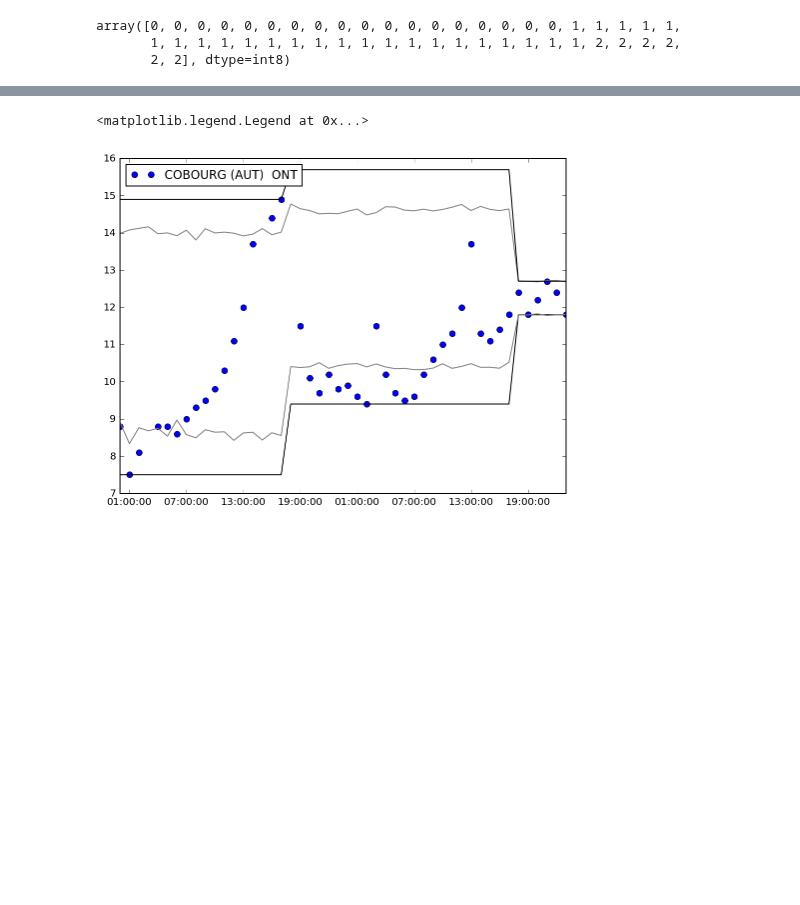
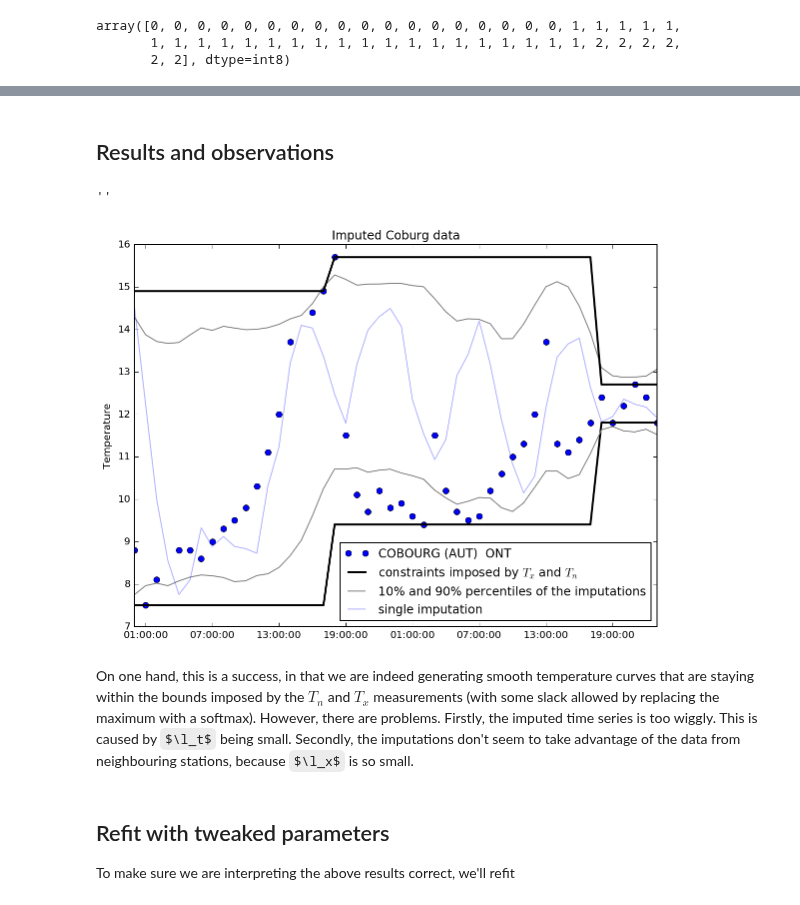
Before and after one commit to maximerischard/TemperatureImputations.jl, a Jupyter notebook: SmallScaleHourly.ipynb, the cells around one changed output, grey strips where cells are left out. Saved outputs shown, nothing was run; the diff lists cells and outputs as text; code cells hidden in the pictures; some formulas as TeX source; blank space fills up the shorter version.

```diff
--- a/SmallScaleHourly.ipynb
+++ b/SmallScaleHourly.ipynb
@@ -517,19 +597,19 @@ impt_data = {
     "Tn": cobourg_Tn["temp"].values,
     "Tx": cobourg_Tx["temp"].values,
     # == IMPUTATION ==
-    "time_impt": time_impute.values.astype(float),
+    "time_impt": time_impute.values.astype(float) / ns_per_day,
     "day_impute": iday_impute+1,
     "station_impt": [1]*len(time_impute),
     # == HYPERPARAMETERS ==
-    "sigma": 2.5,
-    "tausq": 0.32,
+    "sigmay": 0.5,
+    "sigmaf": 2.5,
     "l2_x": 0.006**2,
     "l2_t": 0.15**2,
     "k_softmax": 2.0,
 }
 # %%
 impt_fit = pystan.stan(model_code=imputation_model, data=impt_data,
- iter=2000, chains=4)
+ iter=1000, chains=4)
 # %%
 print(impt_fit)
 # %% [output]
@@ -558,22 +633,30 @@ plt.plot(impt_fit.extract("mu_w")["mu_w"][:,-20])
 # %%
-impt_fitted_GP = impt_fit.extract("mu_w")["mu_w"][3000:,:]
+impt_fitted_GP = impt_fit.extract("mu_w", inc_warmup=False)["mu_w"]
 imputed_GP = impt_fitted_GP[:,Ntrain:]
 imputed_GP_sorted = np.sort(imputed_GP, axis=0)
 imputed_0100 = pd.Series(imputed_GP_sorted[100,:], index=time_impute)
 imputed_1900 = pd.Series(imputed_GP_sorted[-100,:], index=time_impute)
 lower_constraint = pd.Series(cobourg_Tn["temp"].values[iday_impute], index=time_impute)
 upper_constraint = pd.Series(cobourg_Tx["temp"].values[iday_impute], index=time_impute)
-# %%
-plt.plot(cobourg_df["temp"], "o", label=isdSubset["NAME"].iloc[0])[0]
-# for i in range(1,numstations):
-#     istat = (hourly_train["station"] == i+1).values
-#     l=plt.plot(hourly_train["temp"][istat],"o", label=isdSubset["NAME"].iloc[i])[0]
-# #     plt.plot(stmp_fitted_GP[istat]+twodays_stmp["temp"].mean(), linewidth=2, linestyle="-.", color=l.get_color())
-plt.plot(lower_constraint, color="black")
-plt.plot(imputed_0100, color="grey")
-plt.plot(imputed_1900, color="grey")
-plt.plot(upper_constraint, color="black")
-plt.legend(loc="upper left")
-# %% [output]
-<matplotlib.legend.Legend at 0x...>
-[figure, removed]
+# %% [markdown]
+## Results and observations
+# %%
+plt.plot(cobourg_df["temp"], "o", label=isdSubset["NAME"].iloc[0])[0]
+plt.plot(lower_constraint, color="black", label="constraints imposed by $T_x$ and $T_n$", linewidth=2)
+plt.plot(imputed_0100, color="grey", label="10% and 90% percentiles of the imputations")
+plt.plot(imputed_1900, color="grey")
+plt.plot(upper_constraint, color="black", linewidth=2)
+plt.plot(pd.Series(imputed_GP[200,:], index=time_impute), color="blue", alpha=0.3, label="single imputation")
+plt.legend(loc="lower right")
+plt.title("Imputed Coburg data")
+plt.ylabel("Temperature")
+;
+# %% [output]
+''
+[figure, added]
+# %% [markdown]
+On one hand, this is a success, in that we are indeed generating smooth temperature curves that are staying within the bounds imposed by the $T_n$ and $T_x$ measurements (with some slack allowed by replacing the maximum with a softmax). However, there are problems. Firstly, the imputed time series is too wiggly. This is caused by $\l_t$ being small. Secondly, the imputations don't seem to take advantage of the data from neighbouring stations, because $\l_x$ is so small.
+# %% [markdown]
+## Refit with tweaked parameters
+
+To make sure we are interpreting the above results correct, we'll refit
```
Also changed, not shown: parts of 36 cells of this notebook, 1 other file.
